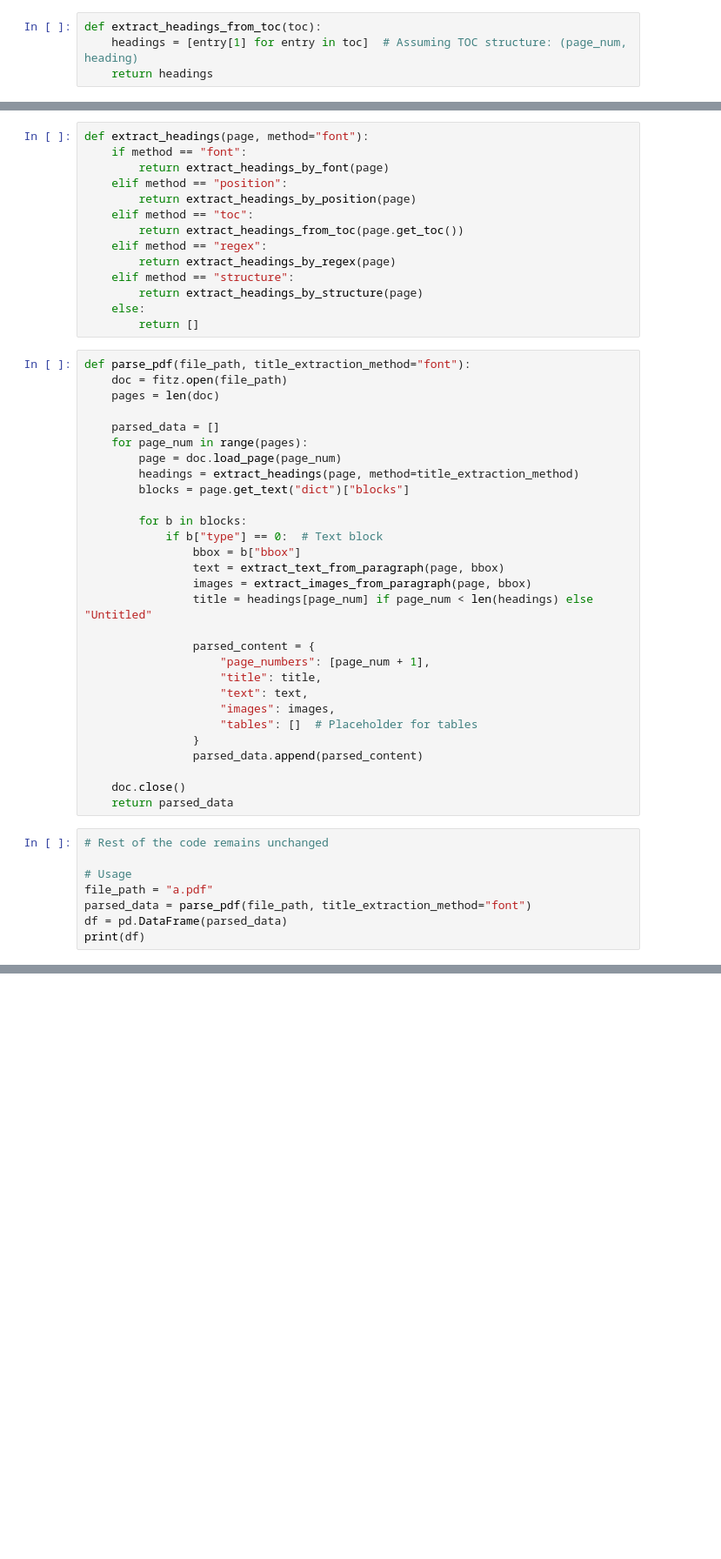
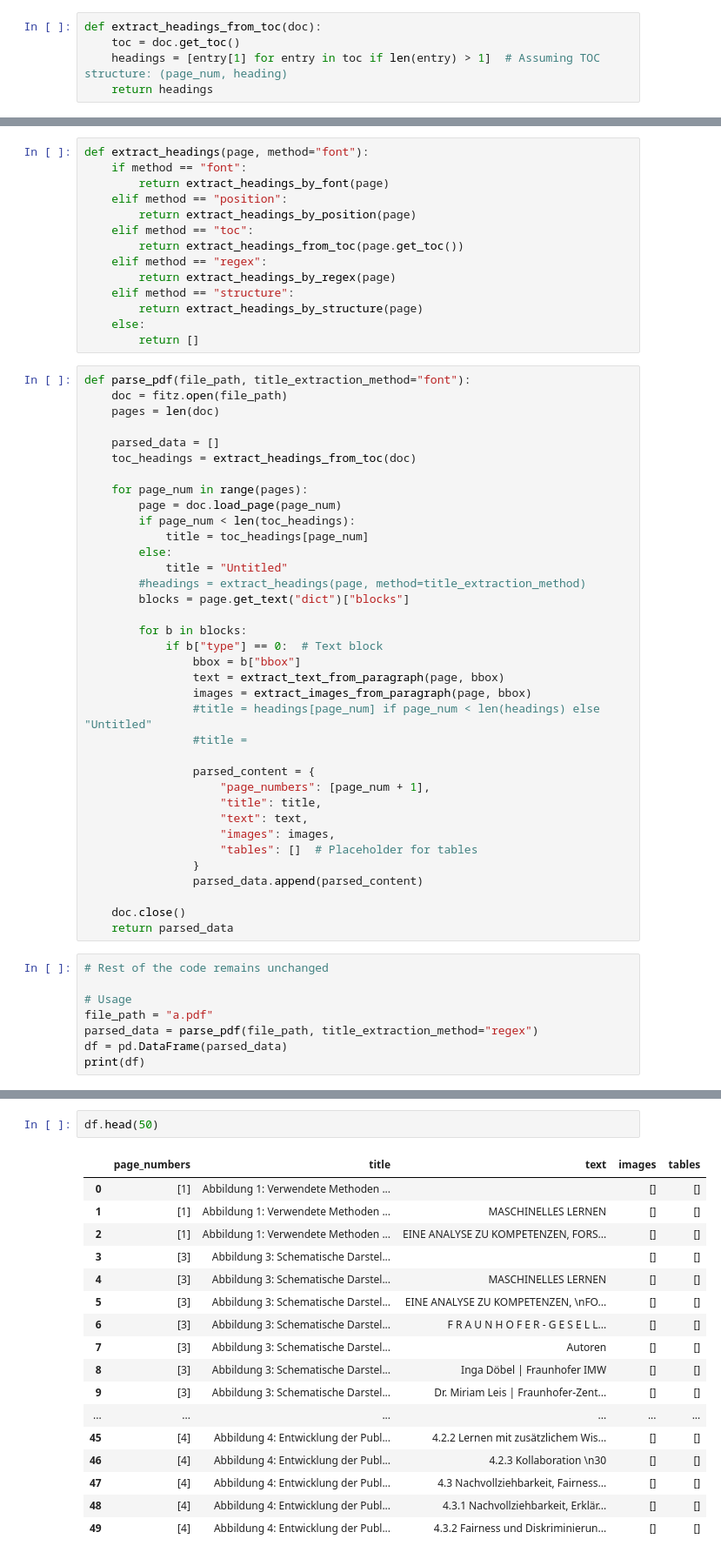
Before and after one commit to mjoudy/pdf_parsing, a Jupyter notebook: test_with_titles.ipynb, the cells around one changed output, grey strips where cells are left out. Shown at 87% size. Drawn from its saved outputs; the diff is of its cells as text; blank space fills up the shorter version.

```diff
--- a/test_with_titles.ipynb
+++ b/test_with_titles.ipynb
@@ -30,8 +32,9 @@ def extract_headings_by_position(page):
             headings.append(block["text"])
     return headings
 # %%
-def extract_headings_from_toc(toc):
-    headings = [entry[1] for entry in toc]  # Assuming TOC structure: (page_num, heading)
+def extract_headings_from_toc(doc):
+    toc = doc.get_toc()
+    headings = [entry[1] for entry in toc if len(entry) > 1]  # Assuming TOC structure: (page_num, heading)
     return headings
 # %%
 def extract_headings_by_regex(page):
@@ -66,9 +71,15 @@ def parse_pdf(file_path, title_extraction_method="font"):
     pages = len(doc)
 
     parsed_data = []
+    toc_headings = extract_headings_from_toc(doc)
+
     for page_num in range(pages):
         page = doc.load_page(page_num)
-        headings = extract_headings(page, method=title_extraction_method)
+        if page_num < len(toc_headings):
+            title = toc_headings[page_num]
+        else:
+            title = "Untitled"
+        #headings = extract_headings(page, method=title_extraction_method)
         blocks = page.get_text("dict")["blocks"]
 
         for b in blocks:
@@ -76,7 +87,8 @@ def parse_pdf(file_path, title_extraction_method="font"):
                 bbox = b["bbox"]
                 text = extract_text_from_paragraph(page, bbox)
                 images = extract_images_from_paragraph(page, bbox)
-                title = headings[page_num] if page_num < len(headings) else "Untitled"
+                #title = headings[page_num] if page_num < len(headings) else "Untitled"
+                #title =
 
                 parsed_content = {
                     "page_numbers": [page_num + 1],
@@ -94,7 +106,7 @@ def parse_pdf(file_path, title_extraction_method="font"):
 
 # Usage
 file_path = "a.pdf"
-parsed_data = parse_pdf(file_path, title_extraction_method="font")
+parsed_data = parse_pdf(file_path, title_extraction_method="regex")
 df = pd.DataFrame(parsed_data)
 print(df)
 # %% [output]
@@ -101,0 +130,20 @@ NameError: name 'fitz' is not defined
+# %%
+df.head(50)
+# %% [output]
+|  | page_numbers | title | text | images | tables |
+| 0 | [1] | Abbildung 1: Verwendete Methoden ... |  | [] | [] |
+| 1 | [1] | Abbildung 1: Verwendete Methoden ... | MASCHINELLES LERNEN | [] | [] |
+| 2 | [1] | Abbildung 1: Verwendete Methoden ... | EINE ANALYSE ZU KOMPETENZEN, FORS... | [] | [] |
+| 3 | [3] | Abbildung 3: Schematische Darstel... |  | [] | [] |
+| 4 | [3] | Abbildung 3: Schematische Darstel... | MASCHINELLES LERNEN | [] | [] |
+| 5 | [3] | Abbildung 3: Schematische Darstel... | EINE ANALYSE ZU KOMPETENZEN, \nFO... | [] | [] |
+| 6 | [3] | Abbildung 3: Schematische Darstel... | F R A U N H O F E R - G E S E L L... | [] | [] |
+| 7 | [3] | Abbildung 3: Schematische Darstel... | Autoren | [] | [] |
+| 8 | [3] | Abbildung 3: Schematische Darstel... | Inga Döbel | Fraunhofer IMW | [] | [] |
+| 9 | [3] | Abbildung 3: Schematische Darstel... | Dr. Miriam Leis | Fraunhofer-Zent... | [] | [] |
+| ... | ... | ... | ... | ... | ... |
+| 45 | [4] | Abbildung 4: Entwicklung der Publ... | 4.2.2 Lernen mit zusätzlichem Wis... | [] | [] |
+| 46 | [4] | Abbildung 4: Entwicklung der Publ... | 4.2.3 Kollaboration \n30 | [] | [] |
+| 47 | [4] | Abbildung 4: Entwicklung der Publ... | 4.3 Nachvollziehbarkeit, Fairness... | [] | [] |
+| 48 | [4] | Abbildung 4: Entwicklung der Publ... | 4.3.1 Nachvollziehbarkeit, Erklär... | [] | [] |
+| 49 | [4] | Abbildung 4: Entwicklung der Publ... | 4.3.2 Fairness und Diskriminierun... | [] | [] |
```
Also changed, not shown: parts of 3 cells of this notebook, 1 other file.
